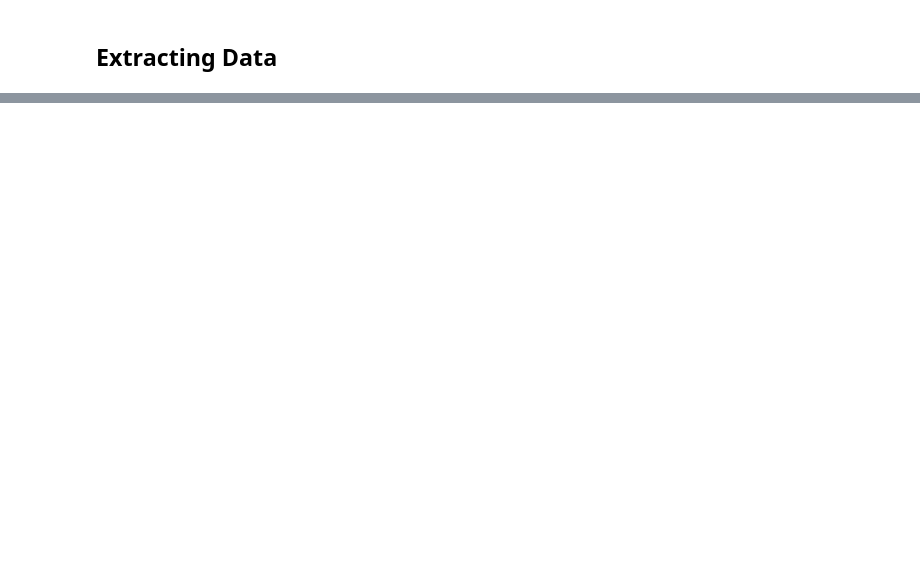
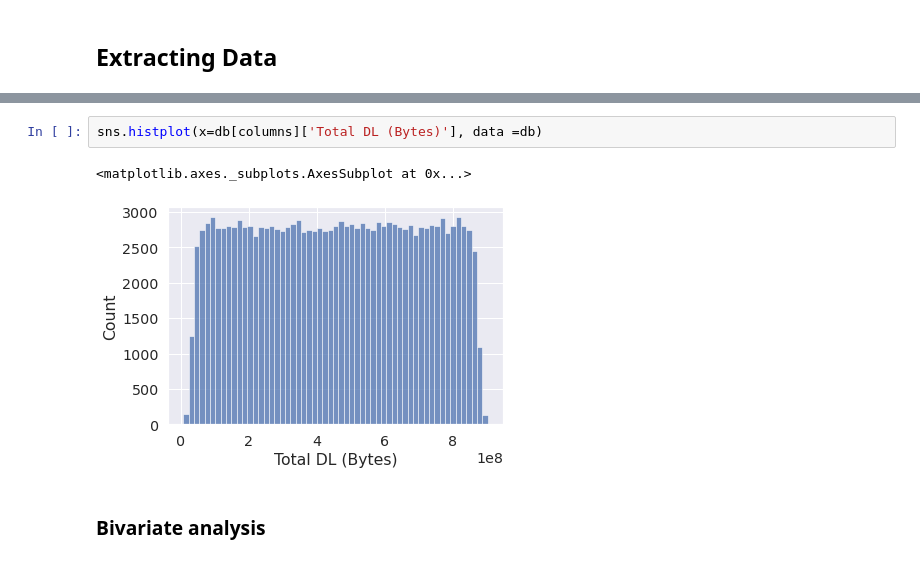
Before and after one commit to YasabnehT/Telecom_Data_Analysis, a Jupyter notebook: notebooks/UserOverviewAnalysis.ipynb, the cells around one changed output, grey strips where cells are left out. Saved outputs shown, nothing was run; the diff lists cells and outputs as text; blank space fills up the shorter version.

```diff
--- a/notebooks/UserOverviewAnalysis.ipynb
+++ b/notebooks/UserOverviewAnalysis.ipynb
@@ -1040,0 +1115,7 @@ df.head()
+# %%
+sns.histplot(x=db[columns]['Total DL (Bytes)'], data =db)
+# %% [output]
+<matplotlib.axes._subplots.AxesSubplot at 0x...>
+[figure, added]
+# %% [markdown]
+### Bivariate analysis
```
Also changed, not shown: parts of 37 cells of this notebook, 1 other file.
